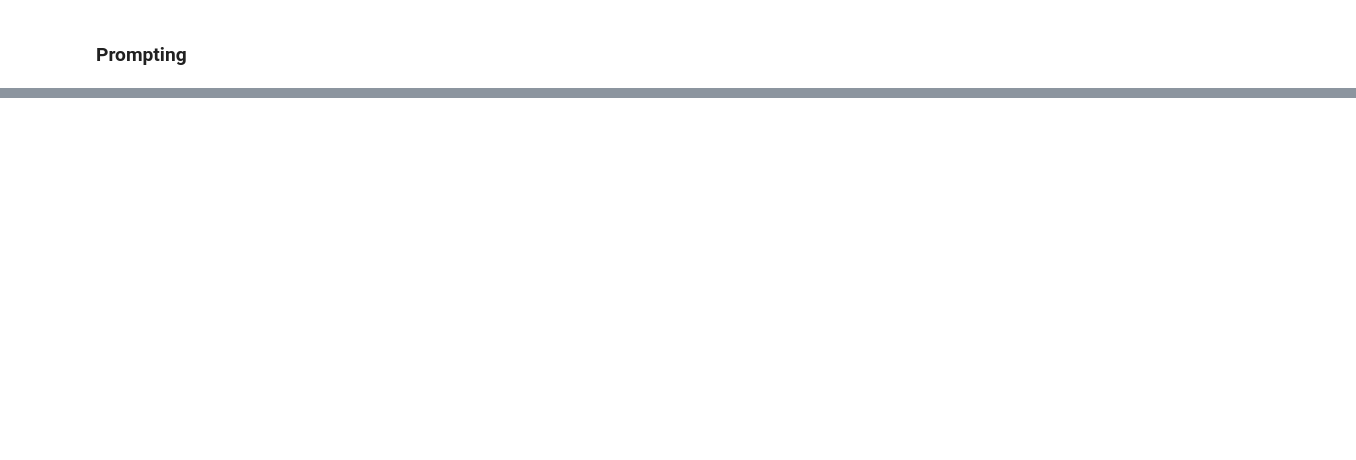
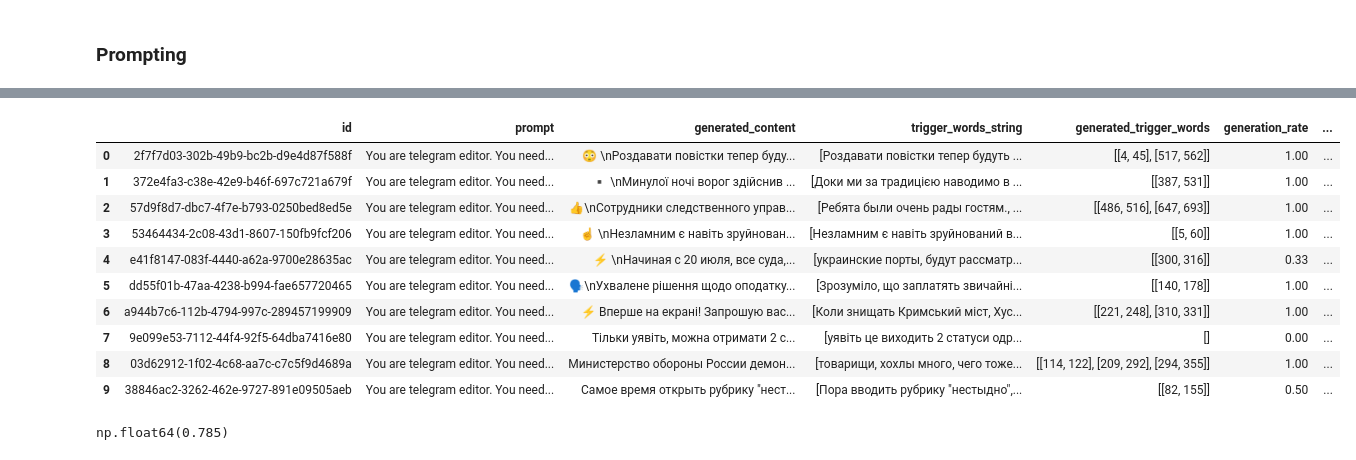
Before and after one commit to akhynkokateryna/manipulative-narrative-detection, a Jupyter notebook: notebooks/data-generation.ipynb, the cells around one changed output, grey strips where cells are left out. Drawn from its saved outputs; the diff is of its cells as text; code cells hidden in the pictures; blank space fills up the shorter version.

```diff
--- a/notebooks/data-generation.ipynb
+++ b/notebooks/data-generation.ipynb
@@ -186,0 +234,49 @@ print(result)
+# %%
+data = df.sample(20)
+
+result = []
+for index, row in tqdm(data.iterrows(), total=len(data)):
+    try:
+        triggers = extract_phrases(row["content"], row["trigger_words"])
+        prompt = generate_prompt(row["content"], triggers)
+
+        generated_content = generate_sample(prompt)
+        # generated_content = ""
+        generation_checker, generation_rate = check_spans_in_text(generated_content, triggers)
+
+        generated_trigger_words = find_spans_in_text(generated_content, triggers)
+
+        result.append({
+            "id": row["id"], # id of original sample
+            "prompt": prompt,
+            "generated_content": generated_content,
+            "trigger_words_string": triggers,
+            "generated_trigger_words": generated_trigger_words,
+            "generation_rate": round(generation_rate, 2),
+            "generation_checker": generation_checker,
+        })
+    except e:
+        print(e)
+# %%
+#  id  - id of original sample
+#  prompt - used prompt
+#  generated_content - generated content
+#  trigger_words_string - list of spans that need to be without changes
+#  generated_trigger_words - span location in generated text
+#  generation_rate - quality of generated text: if you can match only 2 of 3 spans, rate is 2/3 ~ 0.67
+#  generation_checker - dict of true/false of detected spans for debuging
+
+generated_df = pd.DataFrame(result)
+generated_df.head(10)
+# %% [output]
+|  | id | prompt | generated_content | trigger_words_string | generated_trigger_words | generation_rate | ... |
+| 0 | 2f7f7d03-302b-49b9-bc2b-d9e4d87f588f | You are telegram editor. You need... | 😳 \nРоздавати повістки тепер буду... | [Роздавати повістки тепер будуть ... | [[4, 45], [517, 562]] | 1.00 | ... |
+| 1 | 372e4fa3-c38e-42e9-b46f-697c721a679f | You are telegram editor. You need... | ▪️ \nМинулої ночі ворог здійснив ... | [Доки ми за традицією наводимо в ... | [[387, 531]] | 1.00 | ... |
+| 2 | 57d9f8d7-dbc7-4f7e-b793-0250bed8ed5e | You are telegram editor. You need... | 👍\nСотрудники следственного управ... | [Ребята были очень рады гостям., ... | [[486, 516], [647, 693]] | 1.00 | ... |
+| 3 | 53464434-2c08-43d1-8607-150fb9fcf206 | You are telegram editor. You need... | ☝️ \nНезламним є навіть зруйнован... | [Незламним є навіть зруйнований в... | [[5, 60]] | 1.00 | ... |
+| 4 | e41f8147-083f-4440-a62a-9700e28635ac | You are telegram editor. You need... | ⚡️ \nНачиная с 20 июля, все суда,... | [украинские порты, будут рассматр... | [[300, 316]] | 0.33 | ... |
+| 5 | dd55f01b-47aa-4238-b994-fae657720465 | You are telegram editor. You need... | 🗣\nУхвалене рішення щодо оподатку... | [Зрозуміло, що заплатять звичайні... | [[140, 178]] | 1.00 | ... |
+| 6 | a944b7c6-112b-4794-997c-289457199909 | You are telegram editor. You need... | ⚡️ Вперше на екрані! Запрошую вас... | [Коли знищать Кримський міст, Хус... | [[221, 248], [310, 331]] | 1.00 | ... |
+| 7 | 9e099e53-7112-44f4-92f5-64dba7416e80 | You are telegram editor. You need... | Тільки уявіть, можна отримати 2 с... | [уявіть це виходить 2 статуси одр... | [] | 0.00 | ... |
+| 8 | 03d62912-1f02-4c68-aa7c-c7c5f9d4689a | You are telegram editor. You need... | Министерство обороны России демон... | [товарищи, хохлы много, чего тоже... | [[114, 122], [209, 292], [294, 355]] | 1.00 | ... |
+| 9 | 38846ac2-3262-462e-9727-891e09505aeb | You are telegram editor. You need... | Самое время открыть рубрику "нест... | [Пора вводить рубрику "нестыдно",... | [[82, 155]] | 0.50 | ... |
@@ -186,0 +285,4 @@ print(result)
+# %%
+generated_df["generation_rate"].mean()
+# %% [output]
+np.float64(0.785)
```
Also changed, not shown: parts of 14 cells of this notebook.
